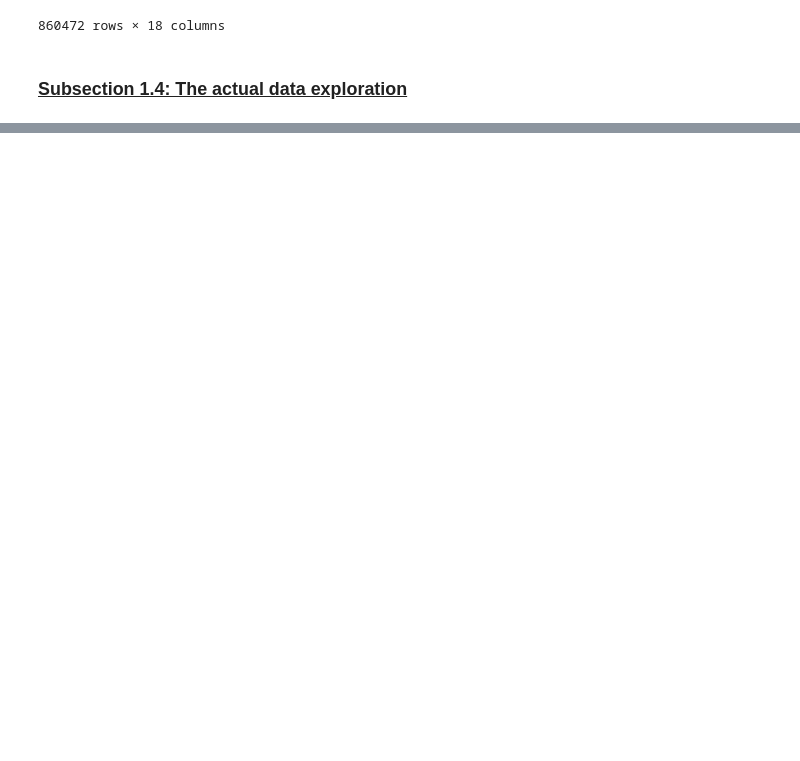
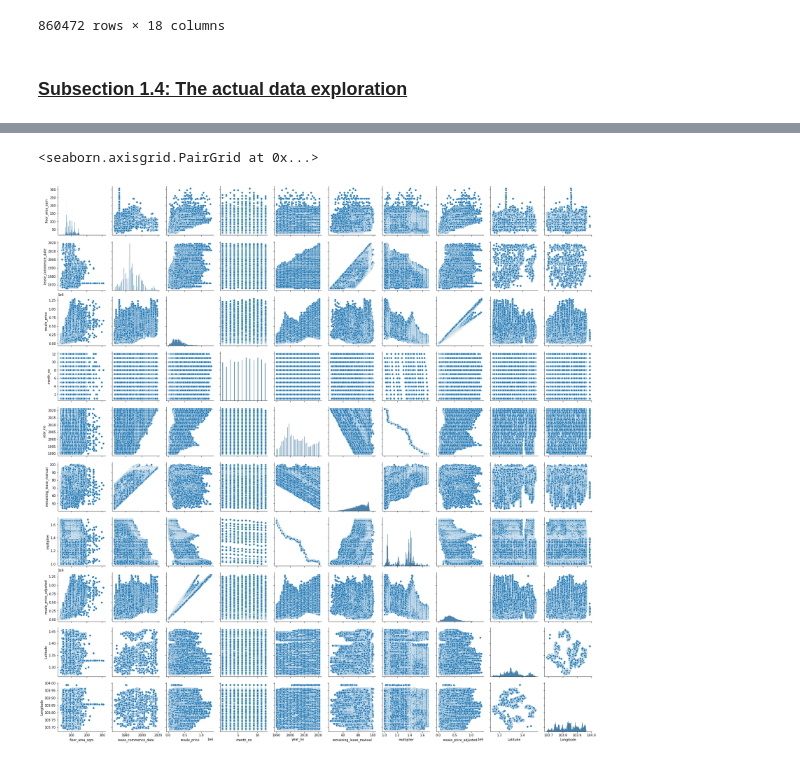
Before and after one commit to coord-geom/cs5131-assignment1, a Jupyter notebook: main.ipynb, the cells around one changed output, grey strips where cells are left out. Saved outputs shown, nothing was run; the diff lists cells and outputs as text; code cells hidden in the pictures; blank space fills up the shorter version.

```diff
--- a/main.ipynb
+++ b/main.ipynb
@@ -451,0 +457,5 @@ flatPriceCollated
+# %%
+sns.pairplot(flatPriceCollated)
+# %% [output]
+<seaborn.axisgrid.PairGrid at 0x...>
+[figure, added]
```
Also changed, not shown: parts of 5 cells of this notebook.
